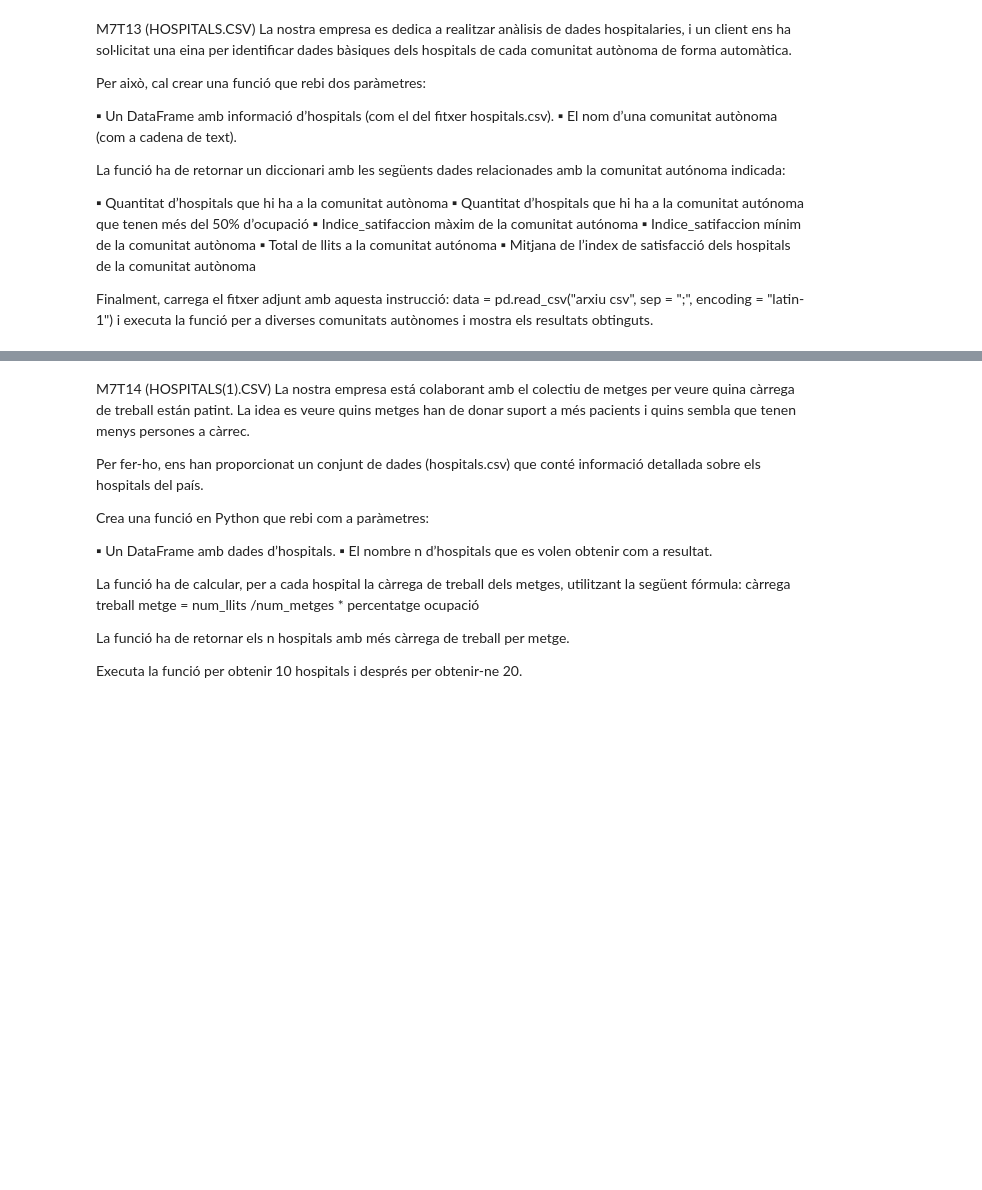
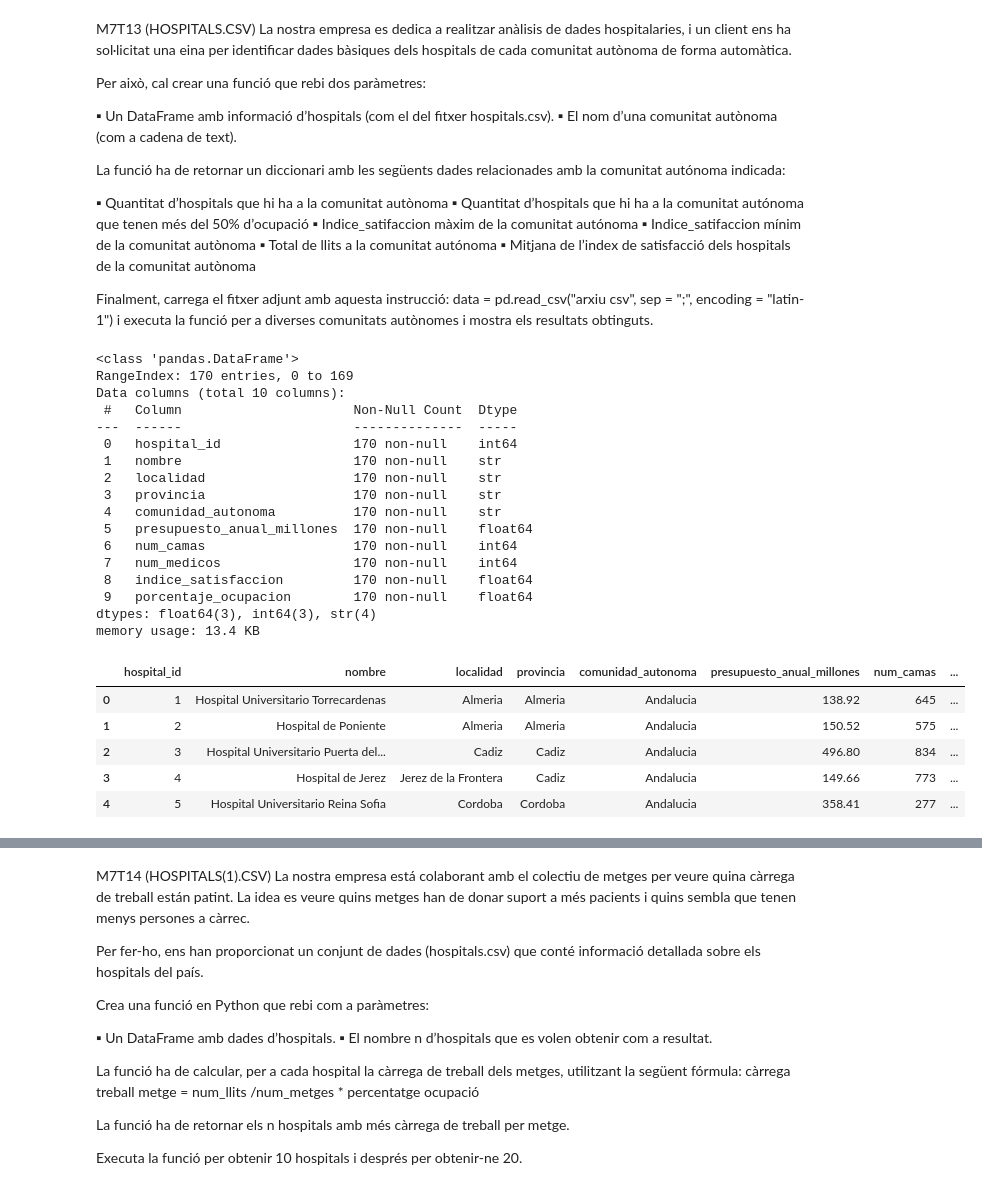
Before and after one commit to noelcarrionmatias/IT_Data, a Jupyter notebook: PYTHON/M7Todo.ipynb, the cells around one changed output, grey strips where cells are left out. Drawn from its saved outputs; the diff is of its cells as text; code cells hidden in the pictures; blank space fills up the shorter version.

```diff
--- a/PYTHON/M7Todo.ipynb
+++ b/PYTHON/M7Todo.ipynb
@@ -287,3 +452,31 @@ La funció ha de retornar un diccionari amb les següents dades relacionades amb
 ▪ Mitjana de l’index de satisfacció dels hospitals de la comunitat autònoma
 
 Finalment, carrega el fitxer adjunt amb aquesta instrucció: data = pd.read_csv("arxiu csv", sep = ";", encoding = "latin-1") i executa la funció per a diverses comunitats autònomes i mostra els resultats obtinguts.
+# %%
+df = pd.read_csv("hospitals.csv", sep=";", encoding="ISO-8859-1")
+df.info()
+df.head(5)
+# %% [output]
+<class 'pandas.DataFrame'>
+RangeIndex: 170 entries, 0 to 169
+Data columns (total 10 columns):
+ #   Column                      Non-Null Count  Dtype
+---  ------                      --------------  -----
+ 0   hospital_id                 170 non-null    int64
+ 1   nombre                      170 non-null    str
+ 2   localidad                   170 non-null    str
+ 3   provincia                   170 non-null    str
+ 4   comunidad_autonoma          170 non-null    str
+ 5   presupuesto_anual_millones  170 non-null    float64
+ 6   num_camas                   170 non-null    int64
+ 7   num_medicos                 170 non-null    int64
+ 8   indice_satisfaccion         170 non-null    float64
+ 9   porcentaje_ocupacion        170 non-null    float64
+dtypes: float64(3), int64(3), str(4)
+memory usage: 13.4 KB
+|  | hospital_id | nombre | localidad | provincia | comunidad_autonoma | presupuesto_anual_millones | num_camas | ... |
+| 0 | 1 | Hospital Universitario Torrecardenas | Almeria | Almeria | Andalucia | 138.92 | 645 | ... |
+| 1 | 2 | Hospital de Poniente | Almeria | Almeria | Andalucia | 150.52 | 575 | ... |
+| 2 | 3 | Hospital Universitario Puerta del... | Cadiz | Cadiz | Andalucia | 496.80 | 834 | ... |
+| 3 | 4 | Hospital de Jerez | Jerez de la Frontera | Cadiz | Andalucia | 149.66 | 773 | ... |
+| 4 | 5 | Hospital Universitario Reina Sofia | Cordoba | Cordoba | Andalucia | 358.41 | 277 | ... |
```
Also changed, not shown: parts of 14 cells of this notebook, 1 other file.
